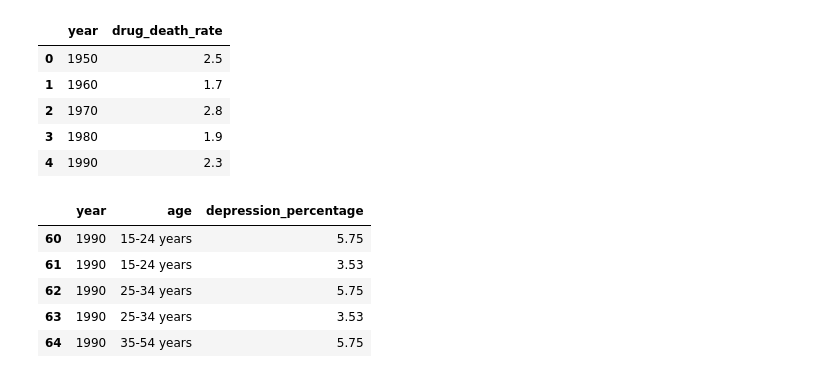
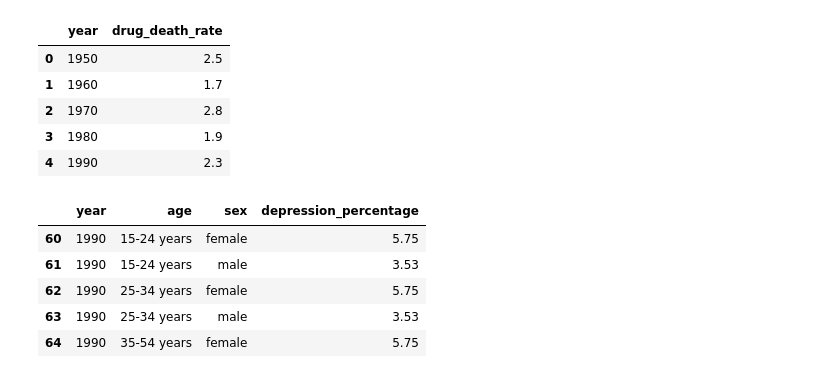
Before and after one commit to kanam12/ieor142finalproject, a Jupyter notebook: EDA_for_NAs.ipynb, the cells around one changed output. Drawn from its saved outputs; the diff is of its cells as text; code cells hidden in the pictures.

```diff
--- a/EDA_for_NAs.ipynb
+++ b/EDA_for_NAs.ipynb
@@ -28,12 +28,12 @@ drug_agg.head()
 | 3 | 1980 | 1.9 |
 | 4 | 1990 | 2.3 |
 # %%
-non_na_depression = suicides[suicides['depression_percentage'].notnull()][["year", "age", "depression_percentage"]]
+non_na_depression = suicides[suicides['depression_percentage'].notnull()][["year", "age", "sex", "depression_percentage"]]
 non_na_depression.head()
 # %% [output]
-|  | year | age | depression_percentage |
-| 60 | 1990 | 15-24 years | 5.75 |
-| 61 | 1990 | 15-24 years | 3.53 |
-| 62 | 1990 | 25-34 years | 5.75 |
-| 63 | 1990 | 25-34 years | 3.53 |
-| 64 | 1990 | 35-54 years | 5.75 |
+|  | year | age | sex | depression_percentage |
+| 60 | 1990 | 15-24 years | female | 5.75 |
+| 61 | 1990 | 15-24 years | male | 3.53 |
+| 62 | 1990 | 25-34 years | female | 5.75 |
+| 63 | 1990 | 25-34 years | male | 3.53 |
+| 64 | 1990 | 35-54 years | female | 5.75 |
```
Also changed, not shown: parts of 5 cells of this notebook.
